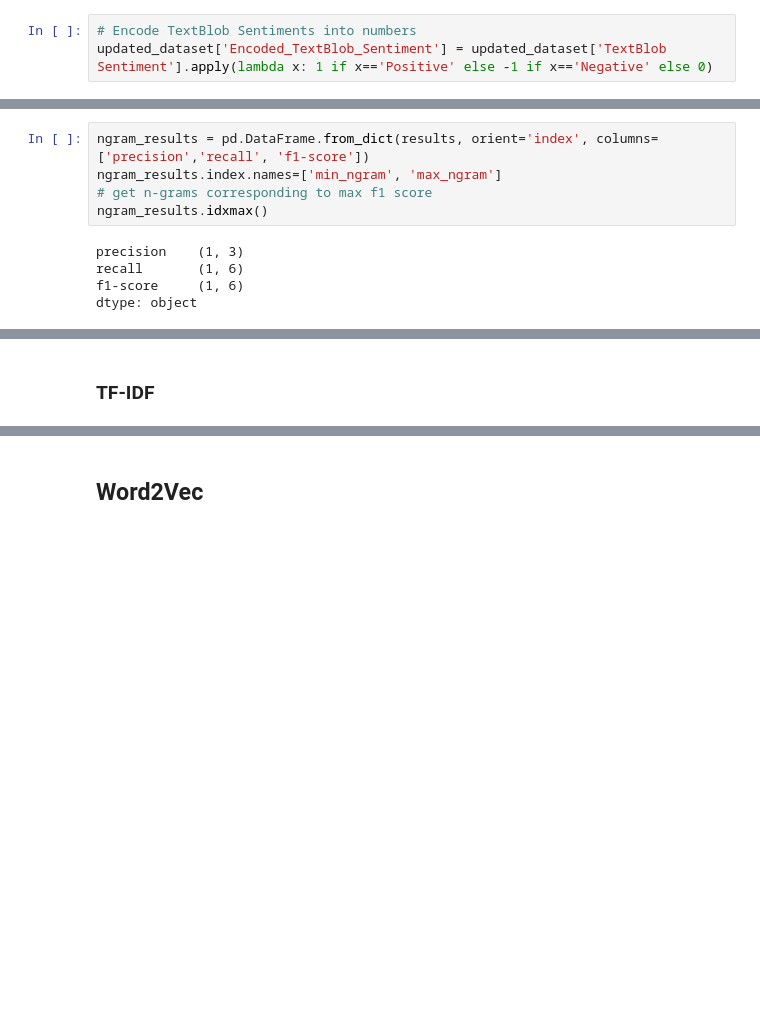
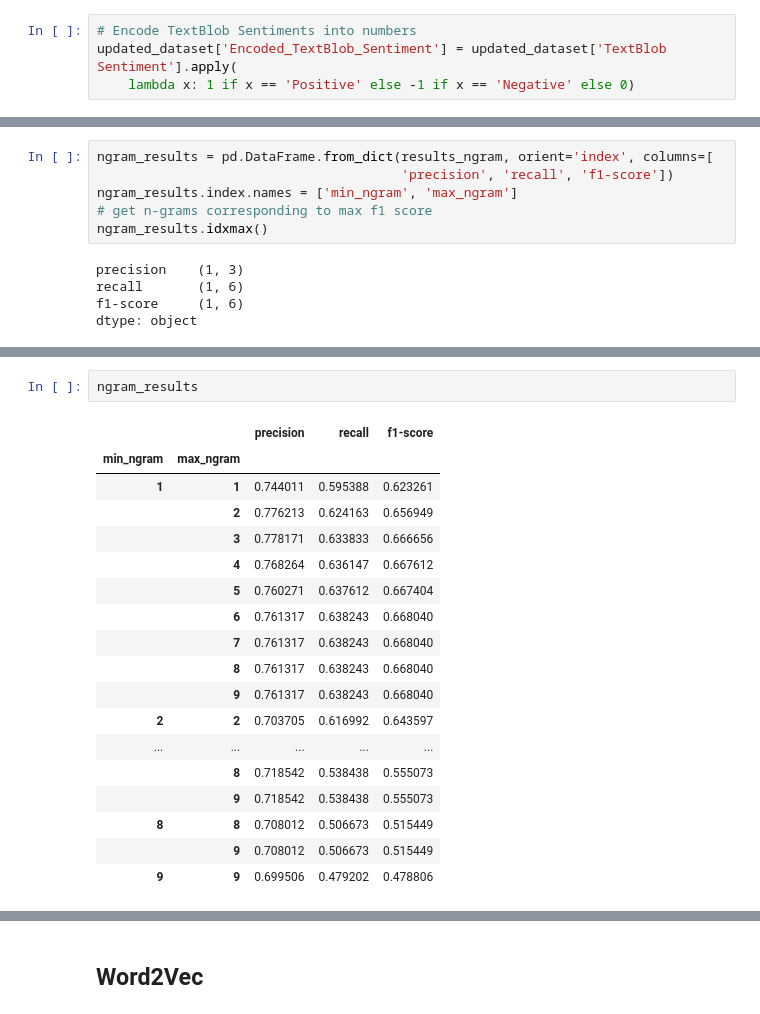
Before and after one commit to psychoanalyzing-twitter/sentiment-analysis, a Jupyter notebook: cw-1.ipynb, the cells around one changed output, grey strips where cells are left out. Saved outputs shown, nothing was run; the diff lists cells and outputs as text; blank space fills up the shorter version.

Commit message:
Completed Text Representation section

```diff
--- a/cw-1.ipynb
+++ b/cw-1.ipynb
@@ -478,7 +503,8 @@ updated_dataset['Lemmatized Text'].head()
 Name: Lemmatized Text, dtype: object
 # %%
 # Encode TextBlob Sentiments into numbers
-updated_dataset['Encoded_TextBlob_Sentiment'] = updated_dataset['TextBlob Sentiment'].apply(lambda x: 1 if x=='Positive' else -1 if x=='Negative' else 0)
+updated_dataset['Encoded_TextBlob_Sentiment'] = updated_dataset['TextBlob Sentiment'].apply(
+    lambda x: 1 if x == 'Positive' else -1 if x == 'Negative' else 0)
 # %%
 # resets the index numbers of the dataframe
 updated_dataset.reset_index(inplace=True, drop=True)
@@ -623,6 +626,7 @@ results
 # %%
-ngram_results = pd.DataFrame.from_dict(results, orient='index', columns=['precision','recall', 'f1-score'])
-ngram_results.index.names=['min_ngram', 'max_ngram']
+ngram_results = pd.DataFrame.from_dict(results_ngram, orient='index', columns=[
+                                       'precision', 'recall', 'f1-score'])
+ngram_results.index.names = ['min_ngram', 'max_ngram']
 # get n-grams corresponding to max f1 score
 ngram_results.idxmax()
 # %% [output]
@@ -661,2 +637,21 @@ weighted avg       0.77      0.75      0.74      1080
-# %% [markdown]
-### TF-IDF
+# %%
+ngram_results
+# %% [output]
+|  |  | precision | recall | f1-score |
+| min_ngram | max_ngram |  |  |  |
+| 1 | 1 | 0.744011 | 0.595388 | 0.623261 |
+|  | 2 | 0.776213 | 0.624163 | 0.656949 |
+|  | 3 | 0.778171 | 0.633833 | 0.666656 |
+|  | 4 | 0.768264 | 0.636147 | 0.667612 |
+|  | 5 | 0.760271 | 0.637612 | 0.667404 |
+|  | 6 | 0.761317 | 0.638243 | 0.668040 |
+|  | 7 | 0.761317 | 0.638243 | 0.668040 |
+|  | 8 | 0.761317 | 0.638243 | 0.668040 |
+|  | 9 | 0.761317 | 0.638243 | 0.668040 |
+| 2 | 2 | 0.703705 | 0.616992 | 0.643597 |
+| ... | ... | ... | ... | ... |
+|  | 8 | 0.718542 | 0.538438 | 0.555073 |
+|  | 9 | 0.718542 | 0.538438 | 0.555073 |
+| 8 | 8 | 0.708012 | 0.506673 | 0.515449 |
+|  | 9 | 0.708012 | 0.506673 | 0.515449 |
+| 9 | 9 | 0.699506 | 0.479202 | 0.478806 |
```
Also changed, not shown: parts of 67 cells of this notebook.
